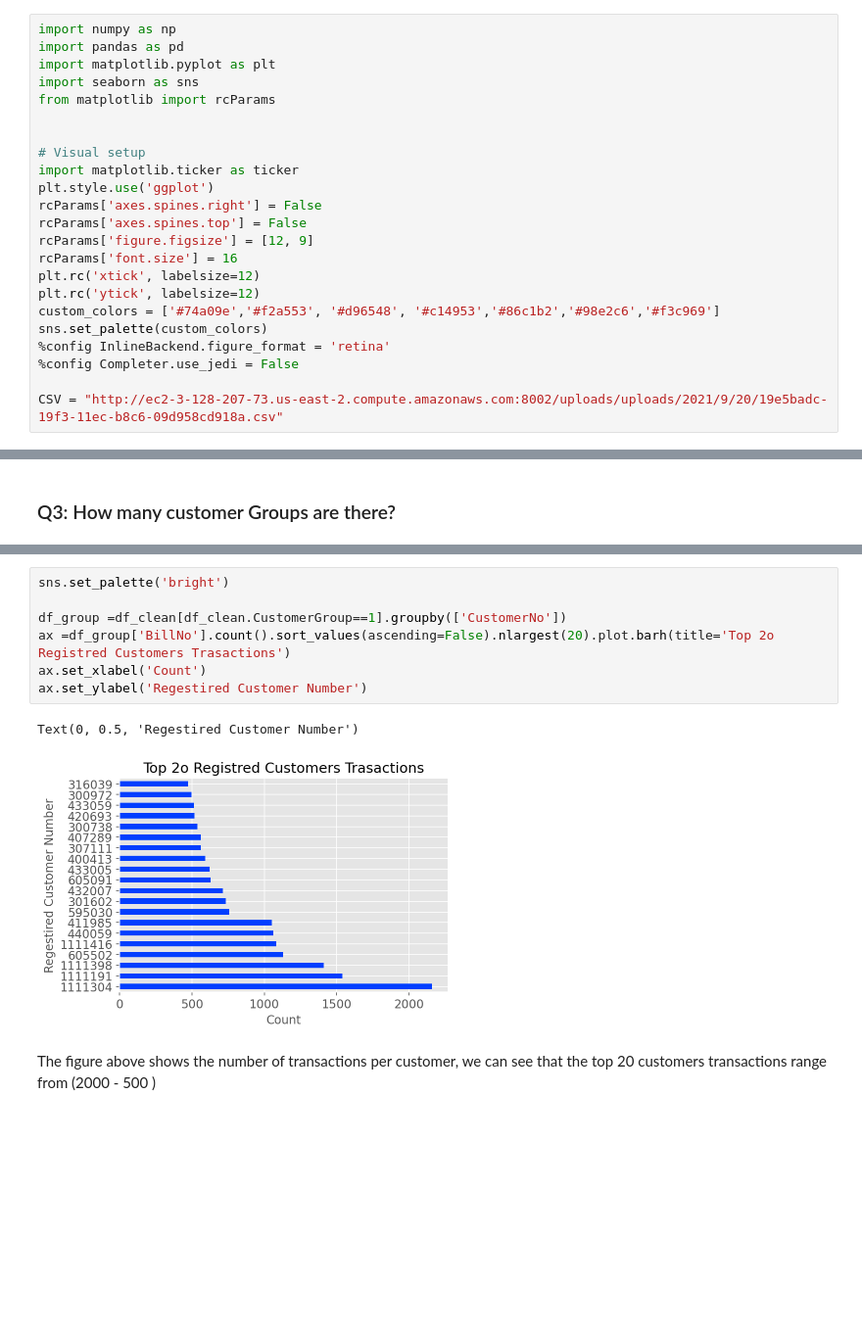
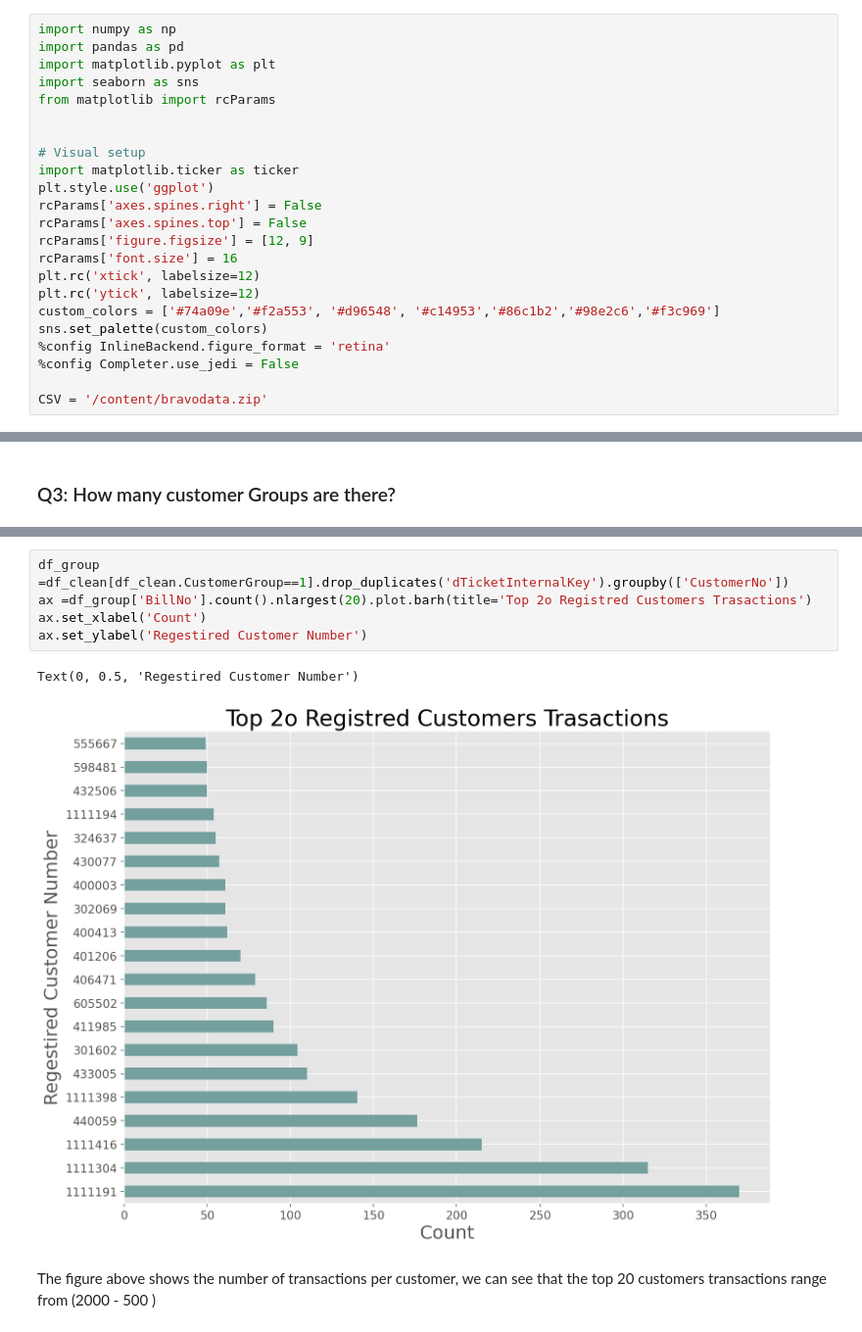
Before and after one commit to POS-Cross/Bravo-EDA, a Jupyter notebook: Bravo_EDA.ipynb, the cells around one changed output, grey strips where cells are left out. Shown at 98% size. Drawn from its saved outputs; the diff is of its cells as text; blank space fills up the shorter version.

```diff
--- a/Bravo_EDA.ipynb
+++ b/Bravo_EDA.ipynb
@@ -116,7 +125,7 @@ sns.set_palette(custom_colors)
 %config InlineBackend.figure_format = 'retina'
 %config Completer.use_jedi = False
 
-CSV = "http://ec2-3-128-207-73.us-east-2.compute.amazonaws.com:8002/uploads/uploads/2021/9/20/19e5badc-19f3-11ec-b8c6-09d958cd918a.csv"
+CSV = '/content/bravodata.zip'
 # %% [markdown]
 ### **Fields Description**
 ---
@@ -404,13 +411,11 @@ Number of customers with Bravo Thank U cards are :  14883  -  While, Customers w
 # %%
-sns.set_palette('bright')
-
-df_group =df_clean[df_clean.CustomerGroup==1].groupby(['CustomerNo'])
-ax =df_group['BillNo'].count().sort_values(ascending=False).nlargest(20).plot.barh(title='Top 2o Registred Customers Trasactions')
+df_group =df_clean[df_clean.CustomerGroup==1].drop_duplicates('dTicketInternalKey').groupby(['CustomerNo'])
+ax =df_group['BillNo'].count().nlargest(20).plot.barh(title='Top 2o Registred Customers Trasactions')
 ax.set_xlabel('Count')
 ax.set_ylabel('Regestired Customer Number')
 # %% [output]
 Text(0, 0.5, 'Regestired Customer Number')
-[figure, old version]
+[figure, new version]
 # %% [markdown]
 The figure above shows the number of transactions per customer, we can see that the top 20 customers transactions range from (2000 - 500 )
 # %% [markdown]
```
Also changed, not shown: parts of 16 cells of this notebook.
